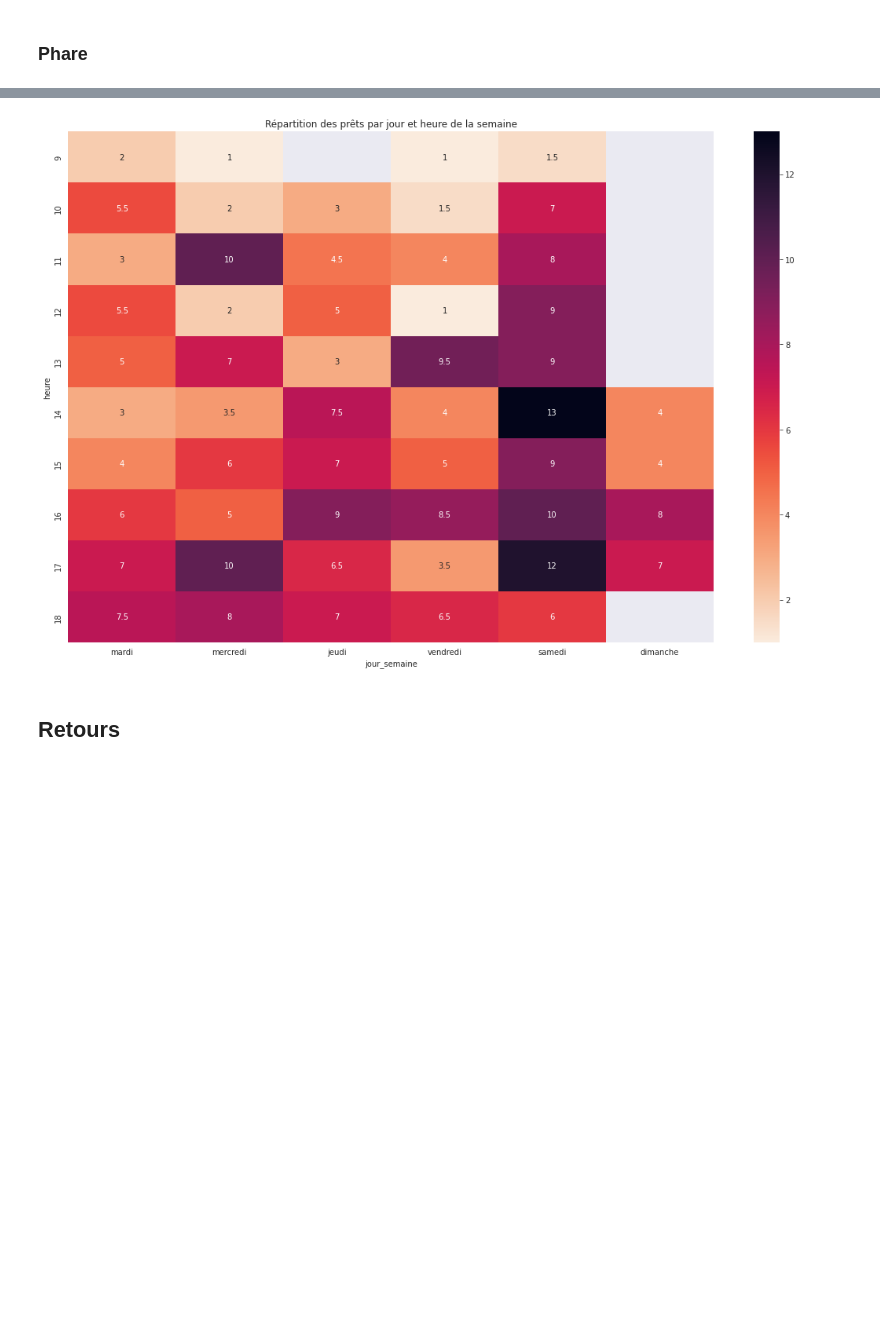
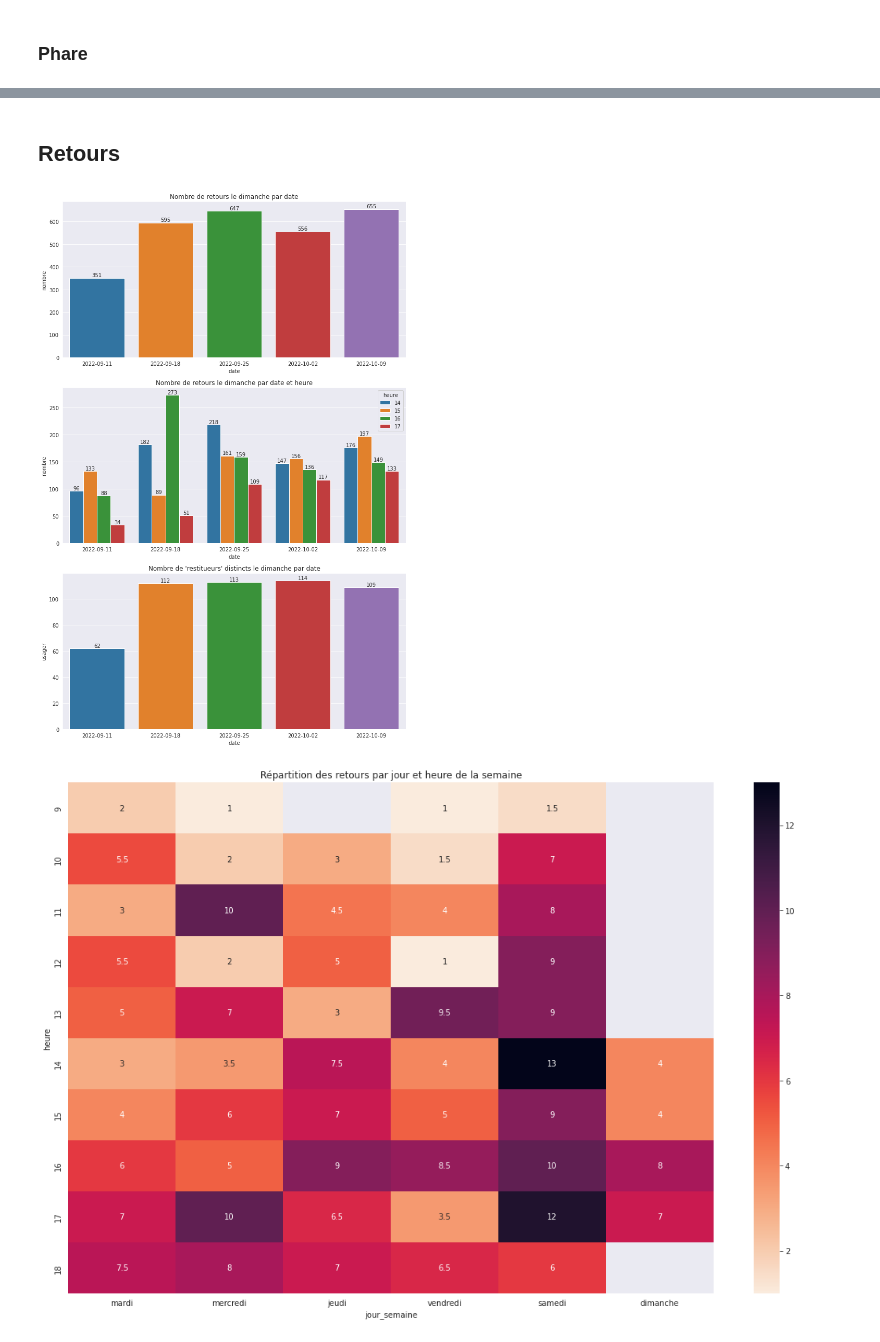
Before and after one commit to ragbx/kibini2, a Jupyter notebook: kibini/notebook_activite.ipynb, the cells around one changed output, grey strips where cells are left out. Saved outputs shown, nothing was run; the diff lists cells and outputs as text; code cells hidden in the pictures; blank space fills up the shorter version.

```diff
--- a/kibini/notebook_activite.ipynb
+++ b/kibini/notebook_activite.ipynb
@@ -337,19 +337,34 @@ f.tight_layout()
-# %%
-f, ax = plt.subplots(figsize=(15, 10))
-sns.heatmap(prets.df_activiteHebdomadaire_parHeure_colonneJour, cmap='rocket_r', annot=True, fmt='g', ax=ax)
-ax.set_title("Répartition des prêts par jour et heure de la semaine")
-f.tight_layout()
-# %% [output]
-[figure, removed]
 # %% [markdown]
 ## Retours
 # %%
 query = """
 SELECT returndate as date_heure, borrowernumber as usager
 FROM stat_issues
 WHERE DATE(returndate) BETWEEN '2022-09-05' AND '2022-10-17'
 AND location NOT IN ('MED0A', 'BUS1A')
 """
 retours = StatActivite(db_conn=db_conn, query=query)
-retours.get_df_activiteJourSemaine_parPeriode(jourSemaine=6)
-retours.get_df_activiteHebdomadaire_parJourHeure()
+retours.get_df_activite(jourSemaine=6)
+
+f, ax = plt.subplots(3, figsize=(10, 15))
+sns.barplot(data=retours.df_activiteJourSemaine_parPeriode, x= 'date', y='nombre', ax=ax[0])
+ax[0].set_title('Nombre de retours le dimanche par date')
+for i in ax[0].containers:
+    ax[0].bar_label(i,)
+sns.barplot(data=retours.df_activiteJourSemaineHeure_parPeriode, x= 'date', y='nombre', hue='heure', ax=ax[1])
+ax[1].set_title('Nombre de retours le dimanche par date et heure')
+for i in ax[1].containers:
+    ax[1].bar_label(i,)
+sns.barplot(data=retours.df_activiteJourSemaineUsagers_parPeriode, x= 'date', y='usager', ax=ax[2])
+ax[2].set_title("Nombre de 'restitueurs' distincts le dimanche par date")
+for i in ax[2].containers:
+    ax[2].bar_label(i,)
+f.tight_layout()
+
+f, ax = plt.subplots(figsize=(15, 10))
+sns.heatmap(prets.df_activiteHebdomadaire_parHeure_colonneJour, cmap='rocket_r', annot=True, fmt='g', ax=ax)
+ax.set_title("Répartition des retours par jour et heure de la semaine")
+f.tight_layout()
+# %% [output]
+[figure, added]
+[figure, added]
```
Also changed, not shown: parts of 16 cells of this notebook.
